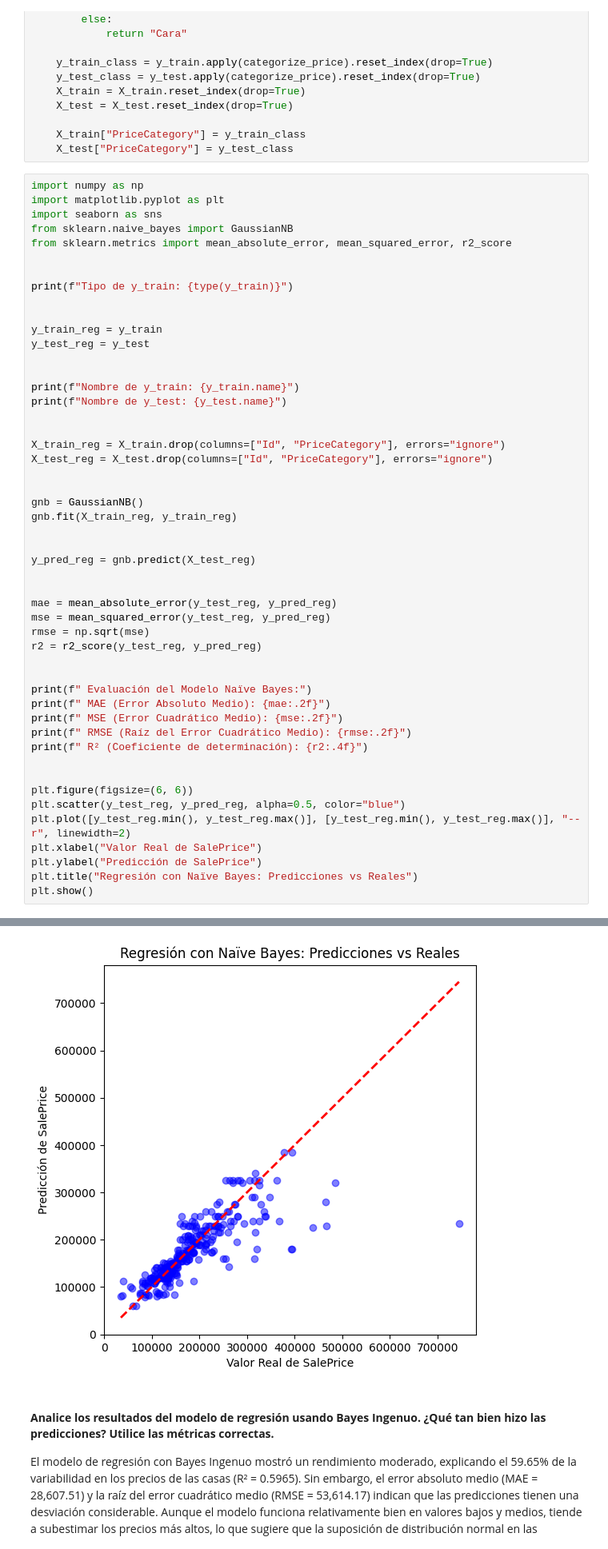
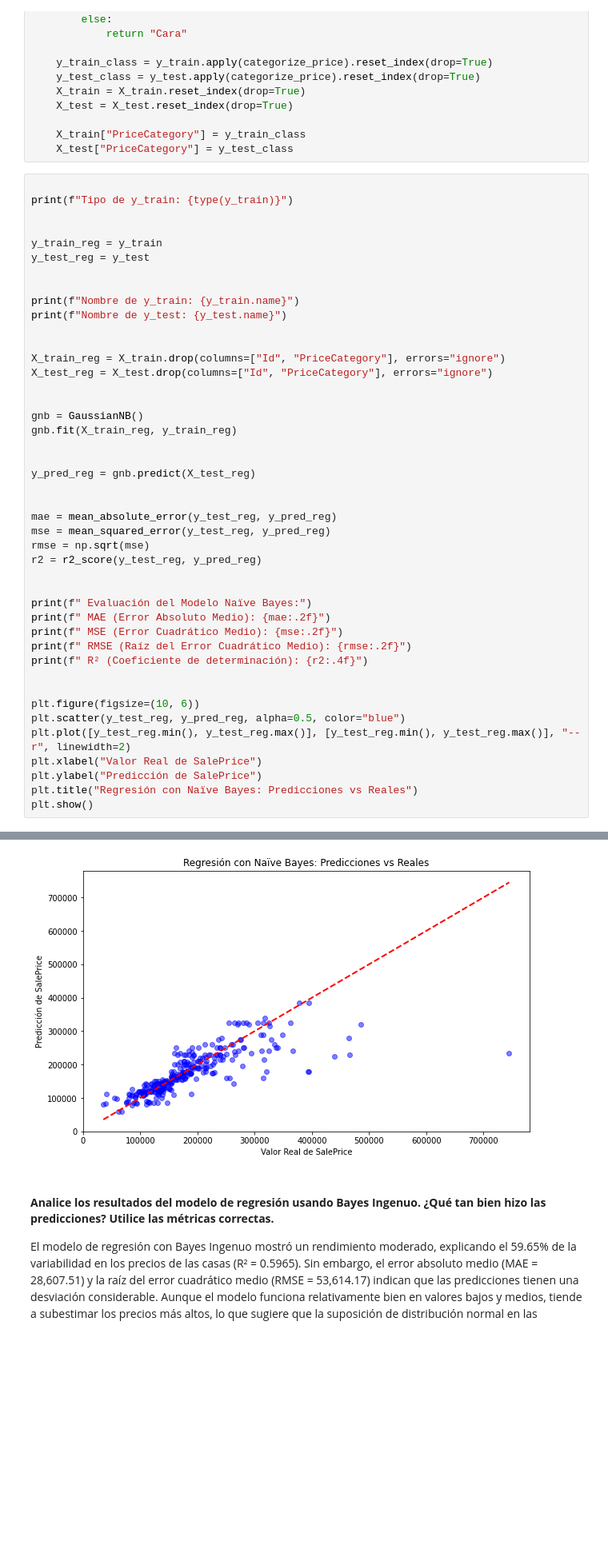
Before and after one commit to paulabaal12/PROY2-DM, a Jupyter notebook: proyectoE3.ipynb, the cells around one changed output, grey strips where cells are left out. Shown at 80% size. Cells and saved outputs as stored; diff of their text form; blank space fills up the shorter version.

```diff
--- a/proyectoE3.ipynb
+++ b/proyectoE3.ipynb
@@ -60,12 +66,6 @@ if "PriceCategory" not in X_train.columns:
     X_train["PriceCategory"] = y_train_class
     X_test["PriceCategory"] = y_test_class
 # %%
-import numpy as np
-import matplotlib.pyplot as plt
-import seaborn as sns
-from sklearn.naive_bayes import GaussianNB
-from sklearn.metrics import mean_absolute_error, mean_squared_error, r2_score
-
 
 print(f"Tipo de y_train: {type(y_train)}")
 
@@ -102,7 +102,7 @@ print(f" RMSE (Raíz del Error Cuadrático Medio): {rmse:.2f}")
 print(f" R² (Coeficiente de determinación): {r2:.4f}")
 
 
-plt.figure(figsize=(6, 6))
+plt.figure(figsize=(10, 6))
 plt.scatter(y_test_reg, y_pred_reg, alpha=0.5, color="blue")
 plt.plot([y_test_reg.min(), y_test_reg.max()], [y_test_reg.min(), y_test_reg.max()], "--r", linewidth=2)
 plt.xlabel("Valor Real de SalePrice")
@@ -121,4 +121,4 @@ Nombre de y_test: SalePrice
-[figure, old version]
+[figure, new version]
 # %% [markdown]
 #### **Analice los resultados del modelo de regresión usando Bayes Ingenuo. ¿Qué tan bien hizo las predicciones? Utilice las métricas correctas.**
 El modelo de regresión con Bayes Ingenuo mostró un rendimiento moderado, explicando el 59.65% de la variabilidad en los precios de las casas (R² = 0.5965). Sin embargo, el error absoluto medio (MAE = 28,607.51) y la raíz del error cuadrático medio (RMSE = 53,614.17) indican que las predicciones tienen una desviación considerable. Aunque el modelo funciona relativamente bien en valores bajos y medios, tiende a subestimar los precios más altos, lo que sugiere que la suposición de distribución normal en las variables no se cumple completamente. En general, Naïve Bayes no es la mejor opción para regresión, esto debido a sus fuertes suposiciones y la incapacidad de modelar adecuadamente la variabilidad en los datos al ser un modelo diseñado para clasificacion.
```
Also changed, not shown: parts of 6 cells of this notebook.
